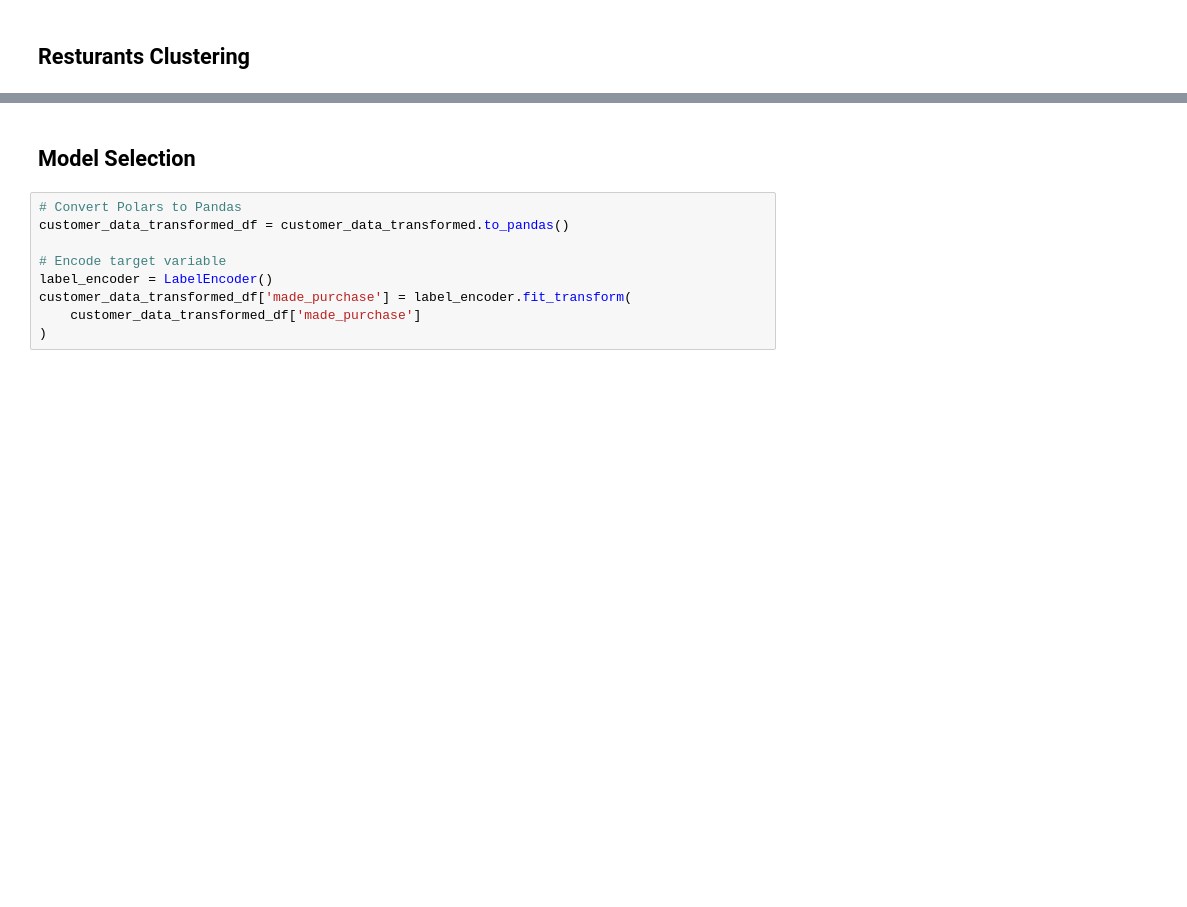
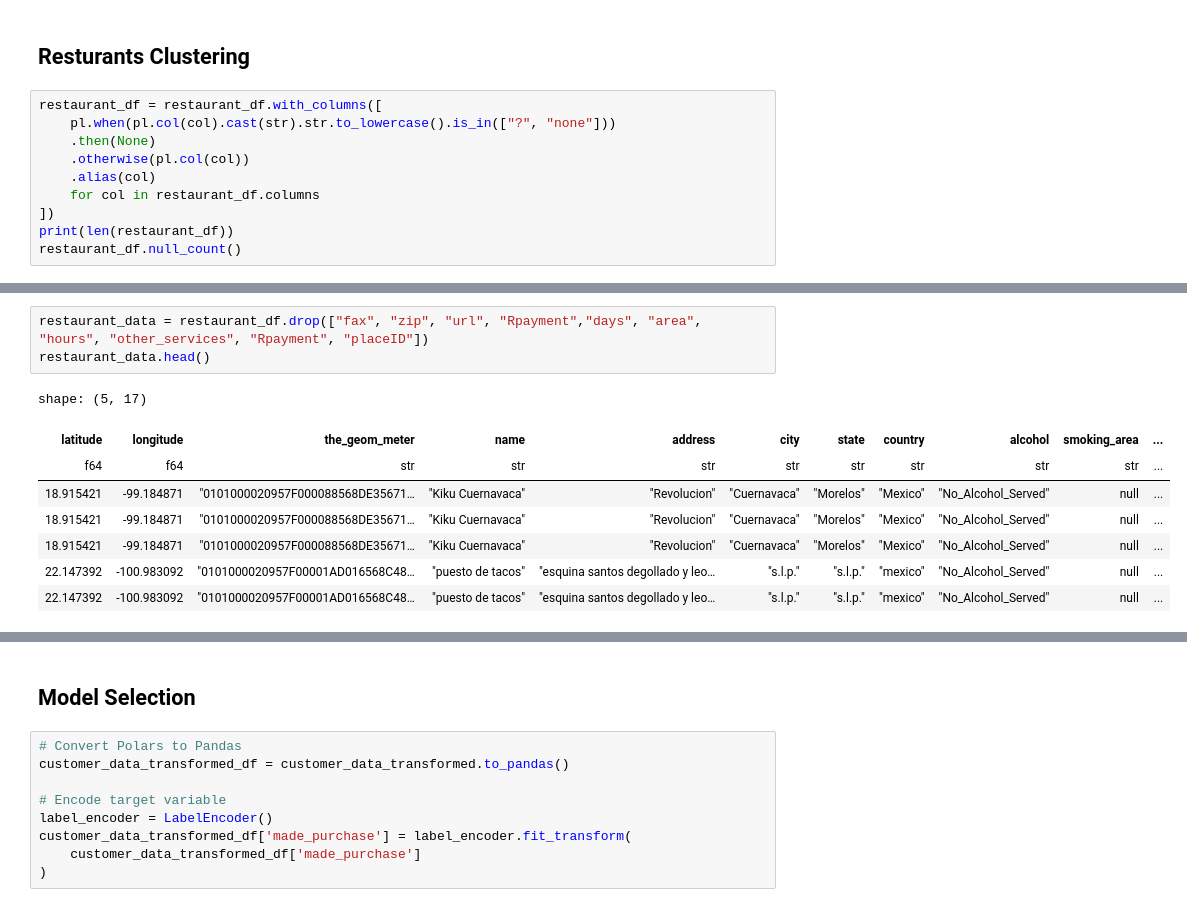
Before and after one commit to laurenally28/mktg3501project, a Jupyter notebook: main.ipynb, the cells around one changed output, grey strips where cells are left out. Cells and saved outputs as stored; diff of their text form; blank space fills up the shorter version.

```diff
--- a/main.ipynb
+++ b/main.ipynb
@@ -285,3 +285,13 @@ category_distribution
  └─────────┴──────────────┘]
 # %% [markdown]
 ## Resturants Clustering
+# %%
+restaurant_df = restaurant_df.with_columns([
+    pl.when(pl.col(col).cast(str).str.to_lowercase().is_in(["?", "none"]))
+    .then(None)
+    .otherwise(pl.col(col))
+    .alias(col)
+    for col in restaurant_df.columns
+])
+print(len(restaurant_df))
+restaurant_df.null_count()
@@ -287,0 +304,12 @@ category_distribution
+# %%
+restaurant_data = restaurant_df.drop(["fax", "zip", "url", "Rpayment","days", "area", "hours", "other_services", "Rpayment", "placeID"])
+restaurant_data.head()
+# %% [output]
+shape: (5, 17)
+| latitude | longitude | the_geom_meter | name | address | city | state | country | alcohol | smoking_area | ... |
+| f64 | f64 | str | str | str | str | str | str | str | str | ... |
+| 18.915421 | -99.184871 | "0101000020957F000088568DE35671… | "Kiku Cuernavaca" | "Revolucion" | "Cuernavaca" | "Morelos" | "Mexico" | "No_Alcohol_Served" | null | ... |
+| 18.915421 | -99.184871 | "0101000020957F000088568DE35671… | "Kiku Cuernavaca" | "Revolucion" | "Cuernavaca" | "Morelos" | "Mexico" | "No_Alcohol_Served" | null | ... |
+| 18.915421 | -99.184871 | "0101000020957F000088568DE35671… | "Kiku Cuernavaca" | "Revolucion" | "Cuernavaca" | "Morelos" | "Mexico" | "No_Alcohol_Served" | null | ... |
+| 22.147392 | -100.983092 | "0101000020957F00001AD016568C48… | "puesto de tacos" | "esquina santos degollado y leo… | "s.l.p." | "s.l.p." | "mexico" | "No_Alcohol_Served" | null | ... |
+| 22.147392 | -100.983092 | "0101000020957F00001AD016568C48… | "puesto de tacos" | "esquina santos degollado y leo… | "s.l.p." | "s.l.p." | "mexico" | "No_Alcohol_Served" | null | ... |
```
Also changed, not shown: parts of 9 cells of this notebook.
